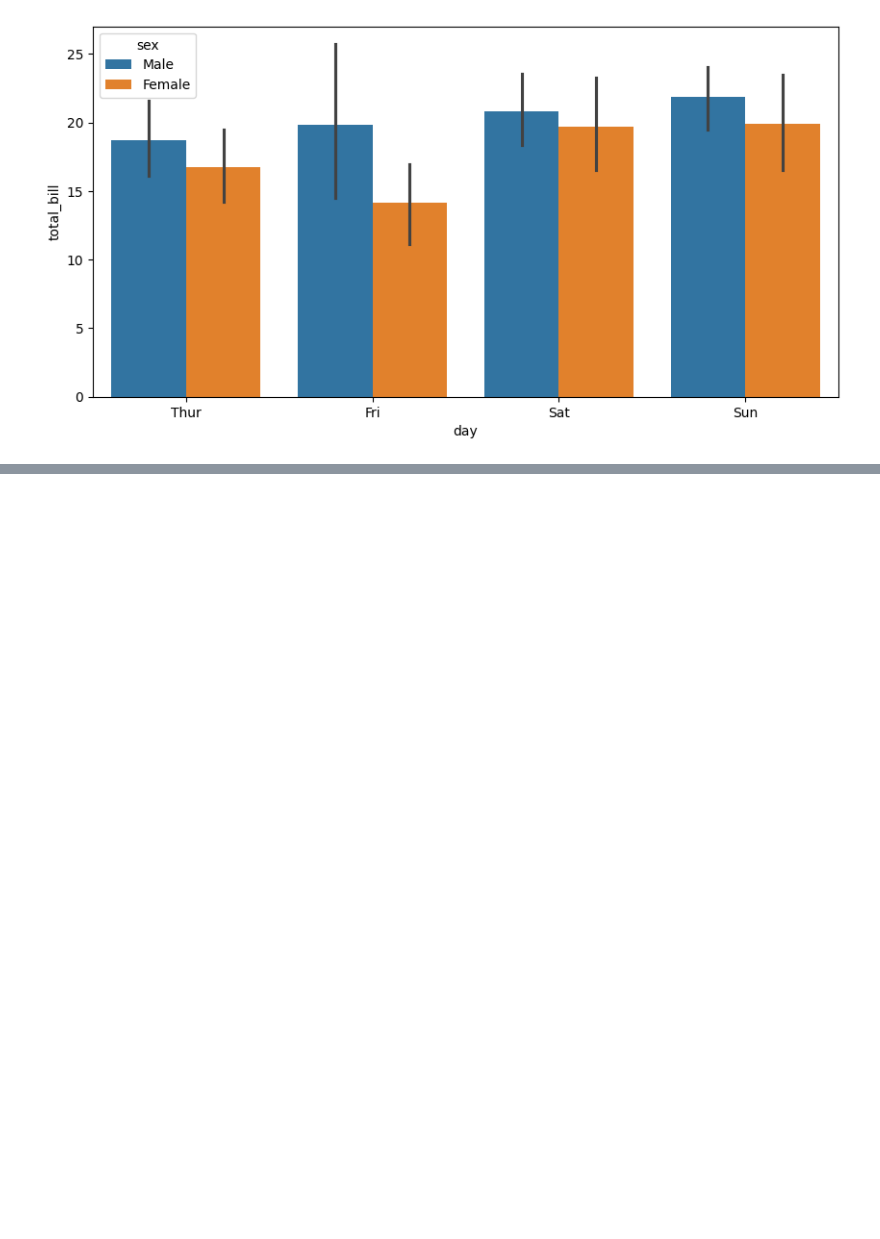
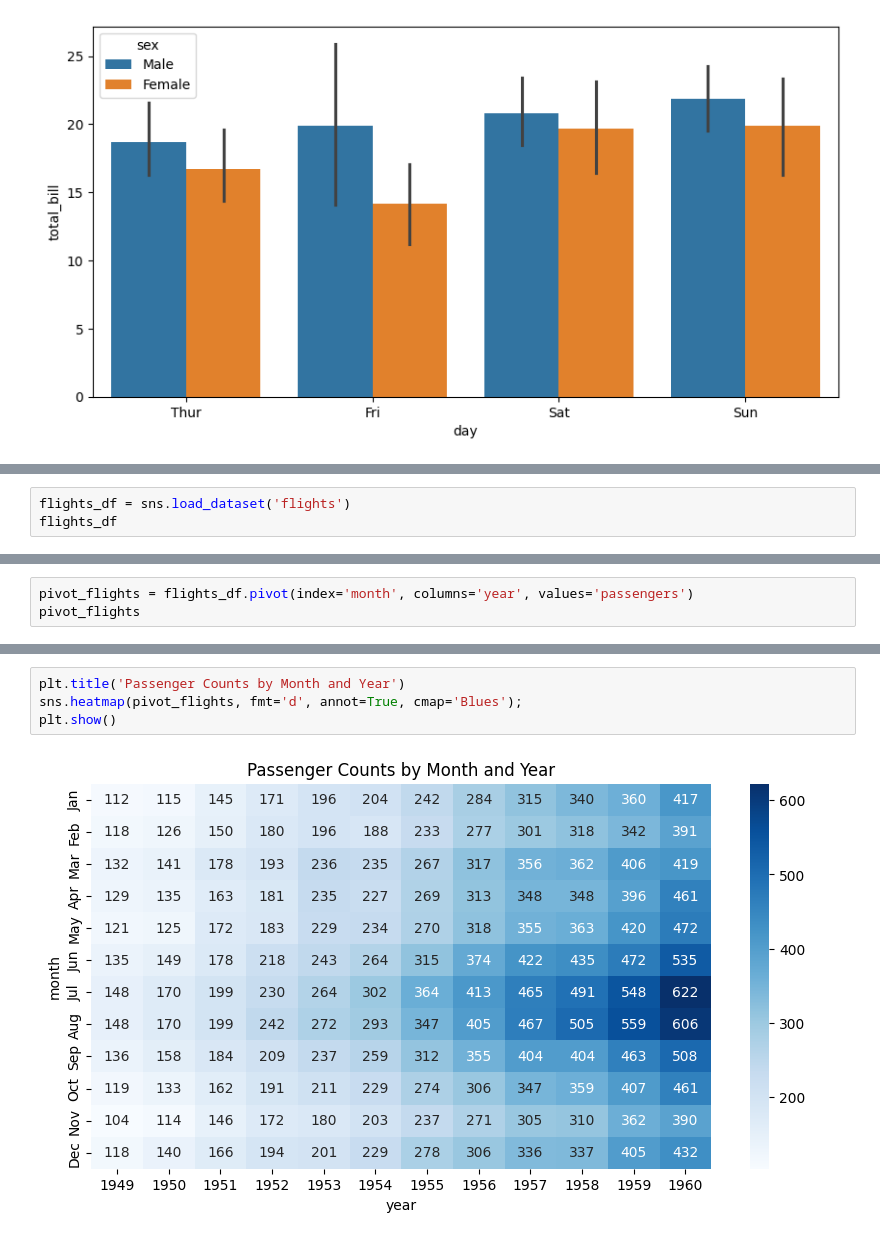
Before and after one commit to ajithpmohan/PythonDataAnalysisVisualization, a Jupyter notebook: plot/plots.ipynb, the cells around one changed output, grey strips where cells are left out. Saved outputs shown, nothing was run; the diff lists cells and outputs as text; blank space fills up the shorter version.

Commit message:
feat: Data Visualization - HeatMap plotting using seaborn library

```diff
--- a/plot/plots.ipynb
+++ b/plot/plots.ipynb
@@ -190,0 +193,3 @@ sns.barplot(tips, x="day", y="total_bill", hue='sex');
+# %%
+flights_df = sns.load_dataset('flights')
+flights_df
@@ -190,0 +210,3 @@ sns.barplot(tips, x="day", y="total_bill", hue='sex');
+# %%
+pivot_flights = flights_df.pivot(index='month', columns='year', values='passengers')
+pivot_flights
@@ -190,0 +228,6 @@ sns.barplot(tips, x="day", y="total_bill", hue='sex');
+# %%
+plt.title('Passenger Counts by Month and Year')
+sns.heatmap(pivot_flights, fmt='d', annot=True, cmap='Blues');
+plt.show()
+# %% [output]
+[figure, added]
```
Also changed, not shown: parts of 3 cells of this notebook.
